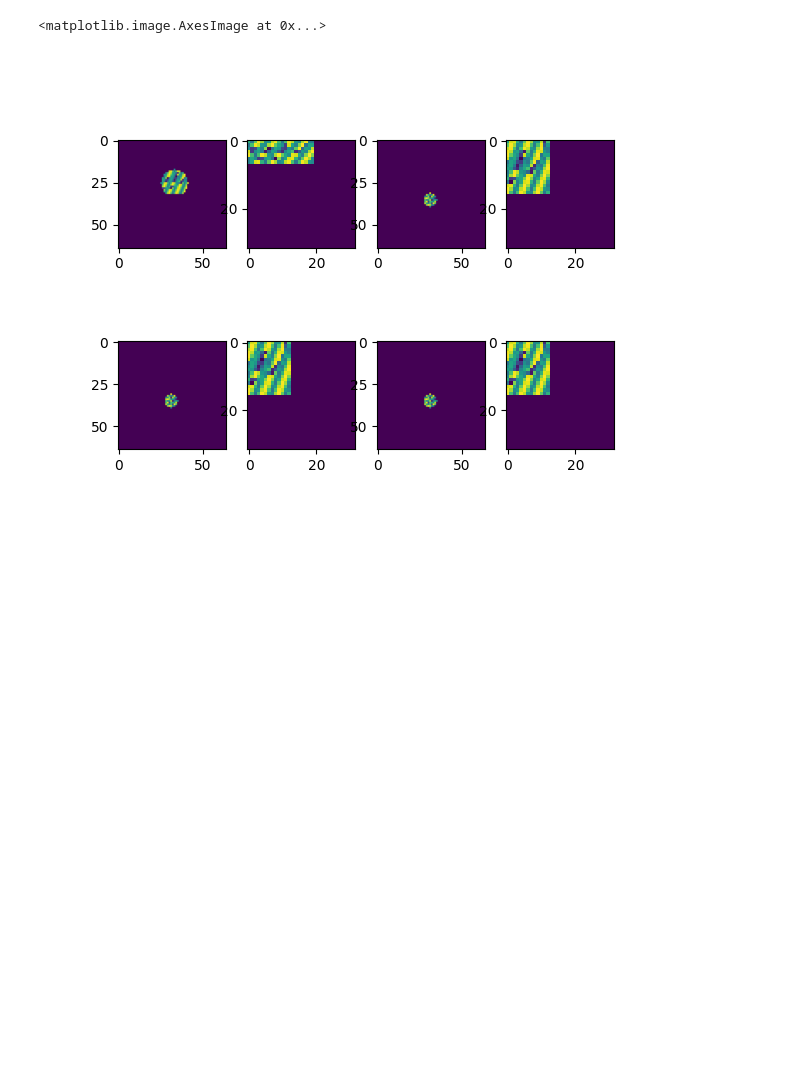
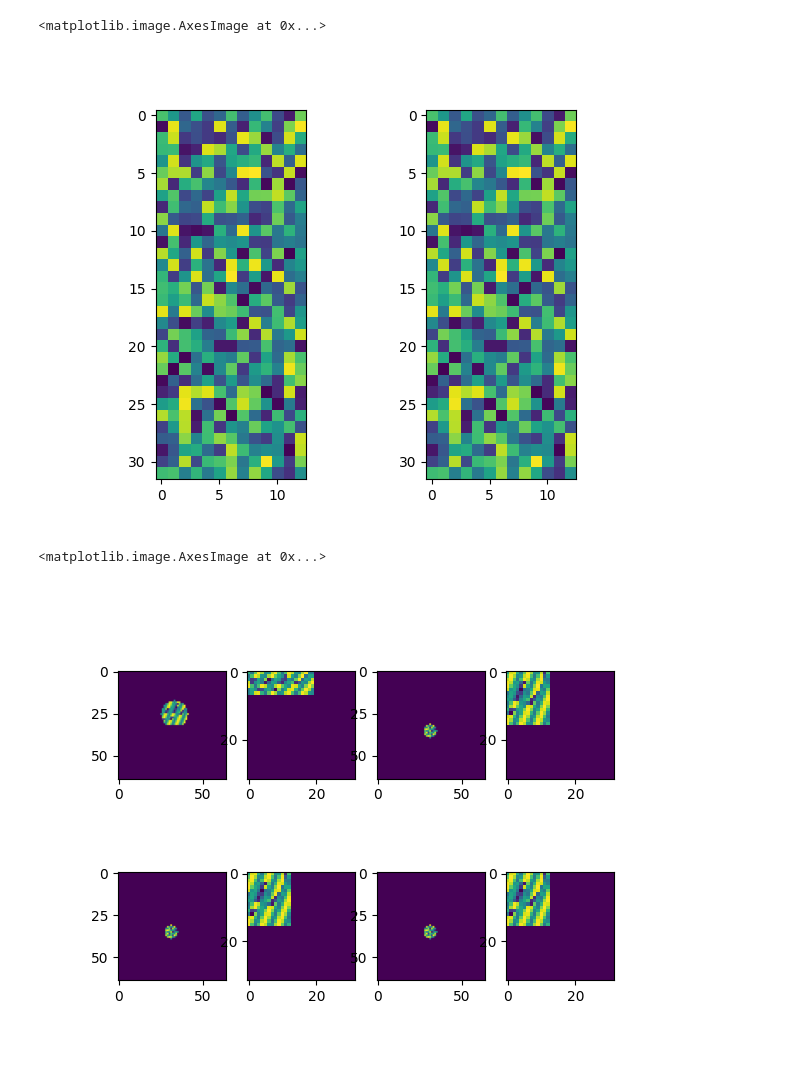
Before and after one commit to LiberTEM/Microscope-Calibration, a Jupyter notebook: prototypes/testbed.ipynb, the cells around one changed output. Saved outputs shown, nothing was run; the diff lists cells and outputs as text; code cells hidden in the pictures; blank space fills up the shorter version.

Commit message:
Got previous status quo working
* Update UDF to use new functions
* Adapt notebooks to new parameters
* Update tests
* Simulation now includes semiconv, will be important for descan error optimization

```diff
--- a/prototypes/testbed.ipynb
+++ b/prototypes/testbed.ipynb
@@ -19,6 +19,39 @@ from microscope_calibration.util.stem_overfocus_sim import smiley, project
 from microscope_calibration.common.stem_overfocus import (
     get_backward_transformation_matrix, get_detector_correction_matrix, correct_frame, project_frame_backwards
 )
+# %%
+# 1:1 size mapping between detector and specimen
+params = Parameters4DSTEM(
+    overfocus=1,
+    scan_pixel_pitch=1,
+    camera_length=1,
+    detector_pixel_pitch=2,
+    semiconv=np.pi/2,
+    scan_center=PixelYX(x=7.1, y=16.),
+    scan_rotation=0.,
+    flip_y=False,
+    detector_center=PixelYX(x=7.1, y=16.),
+    descan_error=DescanError()
+)
+obj = np.random.random((32, 13))
+res = np.zeros_like(obj)
+mat = get_backward_transformation_matrix(rec_params=params)
+project_frame_backwards(
+    frame=obj,
+    source_semiconv=np.pi/2,
+    mat=mat,
+    scan_y=16,
+    scan_x=7,
+    image_out=res,
+)
+
+fig, axes = plt.subplots(1, 2, squeeze=False)
+axes[0, 0].imshow(obj)
+axes[0, 1].imshow(res)
+#np.allclose(obj, res)
+# %% [output]
+<matplotlib.image.AxesImage at 0x...>
+[figure, added]
 # %%
 %autoreload
 scan_pixel_pitch = 0.1
```
Also changed, not shown: 8 other files.
